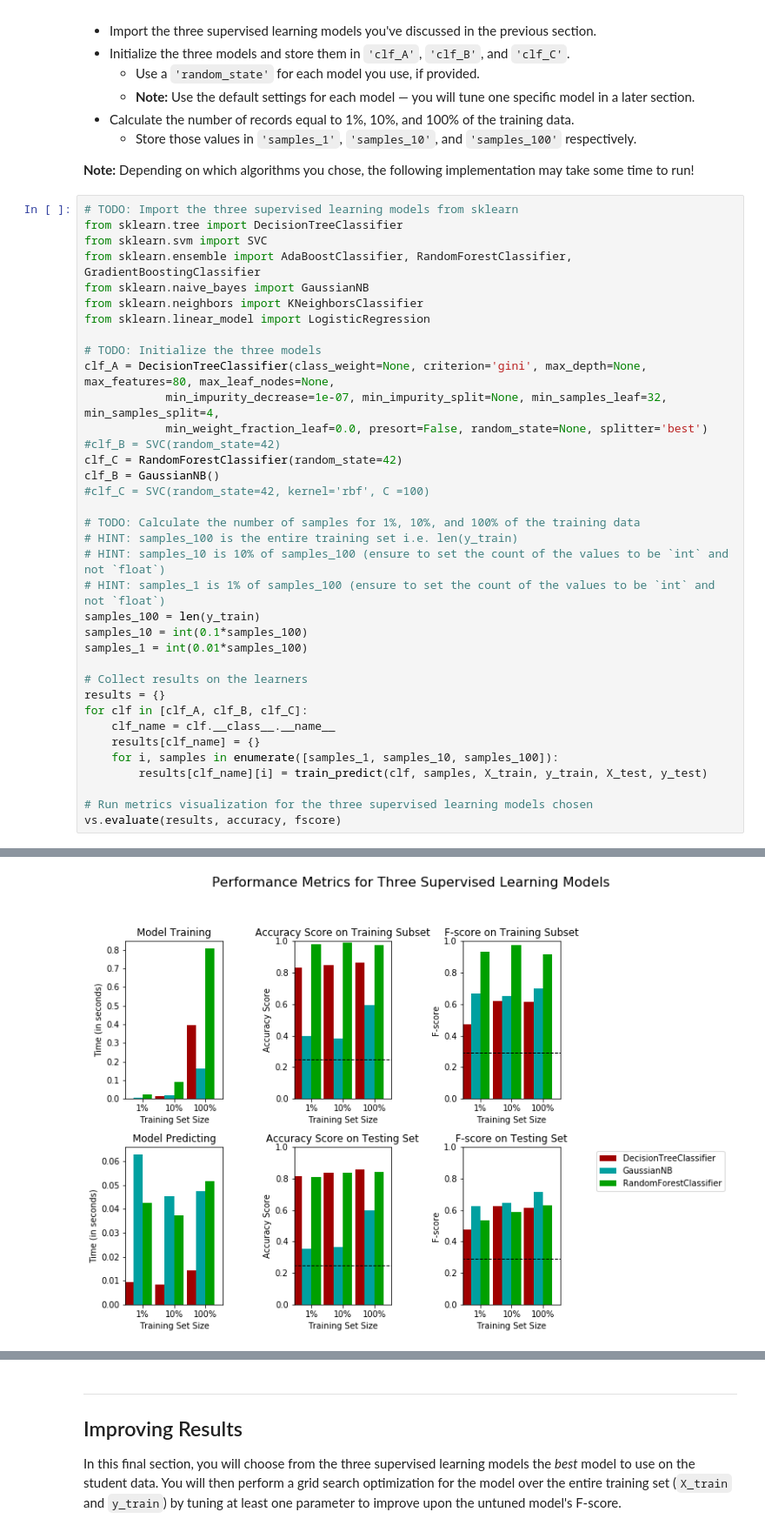
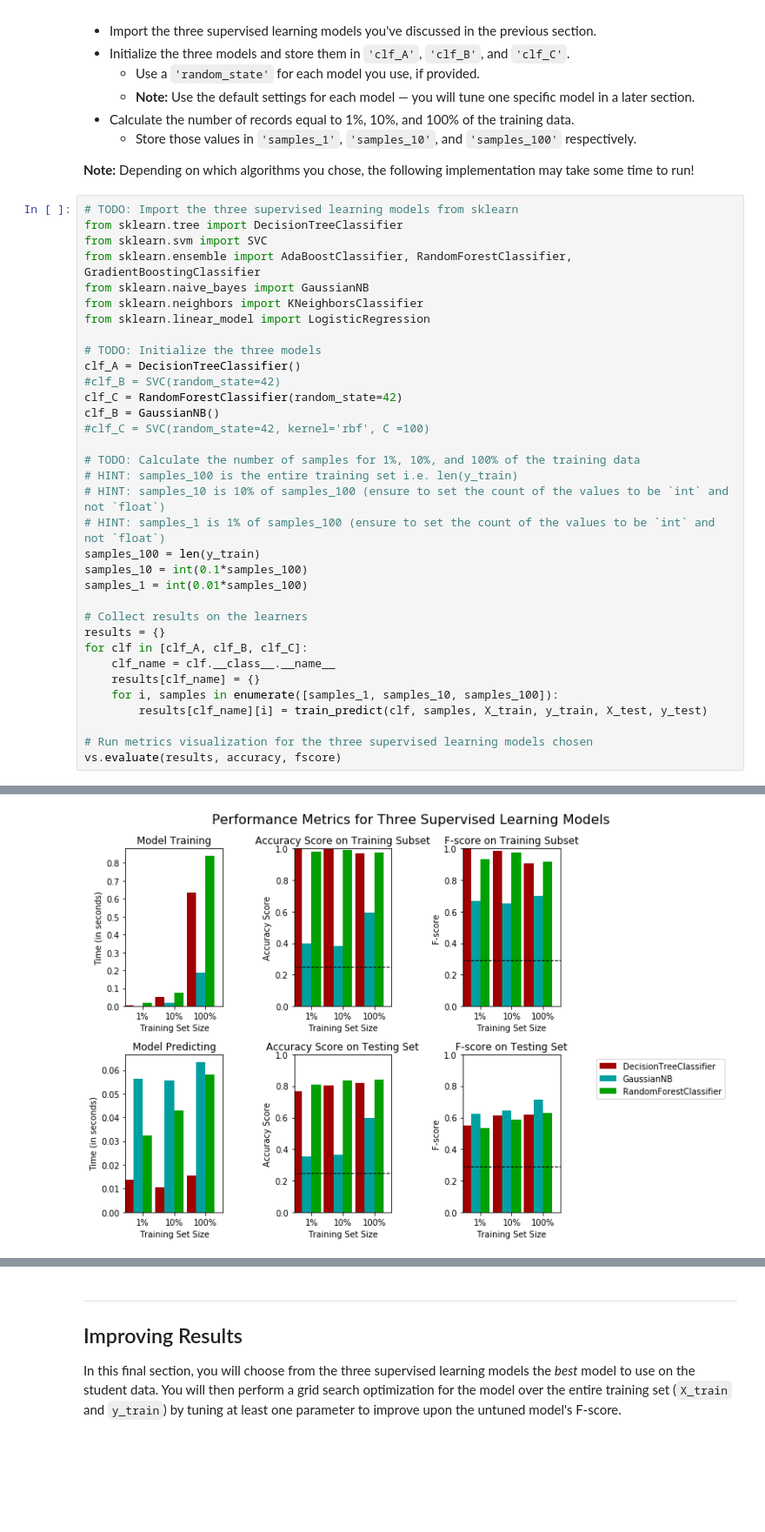
Before and after one commit to cidmedeiros/ml-projects, a Jupyter notebook: projects/finding_donors/finding_donors.ipynb, the cells around one changed output, grey strips where cells are left out. Shown at 87% size. Cells and saved outputs as stored; diff of their text form; blank space fills up the shorter version.

```diff
--- a/projects/finding_donors/finding_donors.ipynb
+++ b/projects/finding_donors/finding_donors.ipynb
@@ -448,40 +455,38 @@ from sklearn.neighbors import KNeighborsClassifier
 from sklearn.linear_model import LogisticRegression
 
 # TODO: Initialize the three models
-clf_A = DecisionTreeClassifier(class_weight=None, criterion='gini', max_depth=None, max_features=80, max_leaf_nodes=None,
-            min_impurity_decrease=1e-07, min_impurity_split=None, min_samples_leaf=32, min_samples_split=4,
-            min_weight_fraction_leaf=0.0, presort=False, random_state=None, splitter='best')
+clf_A = DecisionTreeClassifier()
 #clf_B = SVC(random_state=42)
 clf_C = RandomForestClassifier(random_state=42)
 clf_B = GaussianNB()
 #clf_C = SVC(random_state=42, kernel='rbf', C =100)
 
 # TODO: Calculate the number of samples for 1%, 10%, and 100% of the training data
 # HINT: samples_100 is the entire training set i.e. len(y_train)
 # HINT: samples_10 is 10% of samples_100 (ensure to set the count of the values to be `int` and not `float`)
 # HINT: samples_1 is 1% of samples_100 (ensure to set the count of the values to be `int` and not `float`)
 samples_100 = len(y_train)
 samples_10 = int(0.1*samples_100)
 samples_1 = int(0.01*samples_100)
 
 # Collect results on the learners
 results = {}
 for clf in [clf_A, clf_B, clf_C]:
     clf_name = clf.__class__.__name__
     results[clf_name] = {}
     for i, samples in enumerate([samples_1, samples_10, samples_100]):
         results[clf_name][i] = train_predict(clf, samples, X_train, y_train, X_test, y_test)
 
 # Run metrics visualization for the three supervised learning models chosen
 vs.evaluate(results, accuracy, fscore)
 # %% [output]
 DecisionTreeClassifier trained on 361 samples.
 DecisionTreeClassifier trained on 3617 samples.
 DecisionTreeClassifier trained on 36177 samples.
 GaussianNB trained on 361 samples.
 GaussianNB trained on 3617 samples.
 GaussianNB trained on 36177 samples.
 RandomForestClassifier trained on 361 samples.
 RandomForestClassifier trained on 3617 samples.
 RandomForestClassifier trained on 36177 samples.
-[figure, old version]
+[figure, new version]
```
Also changed, not shown: parts of 7 cells of this notebook, 4 other files.
